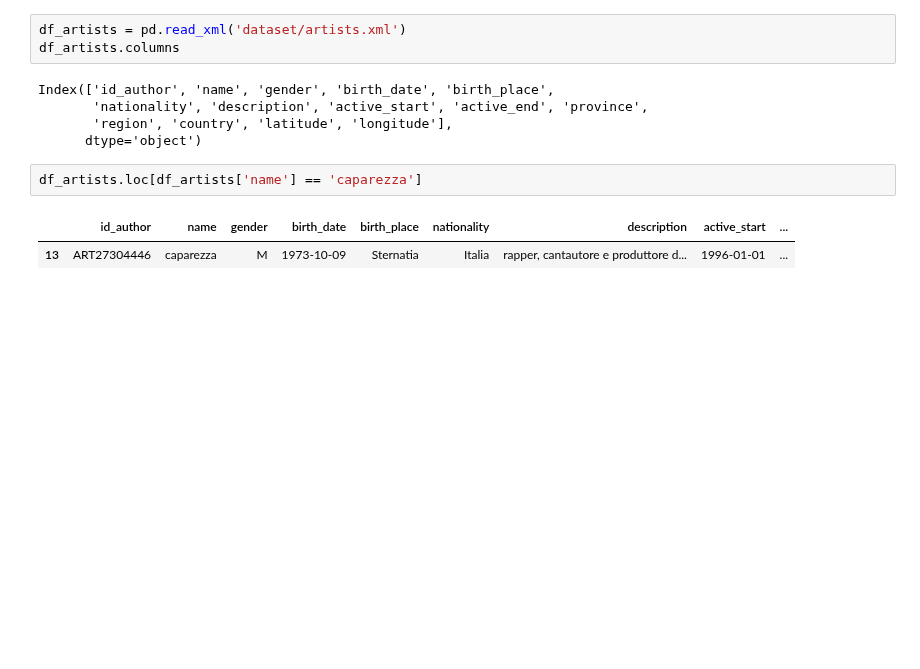
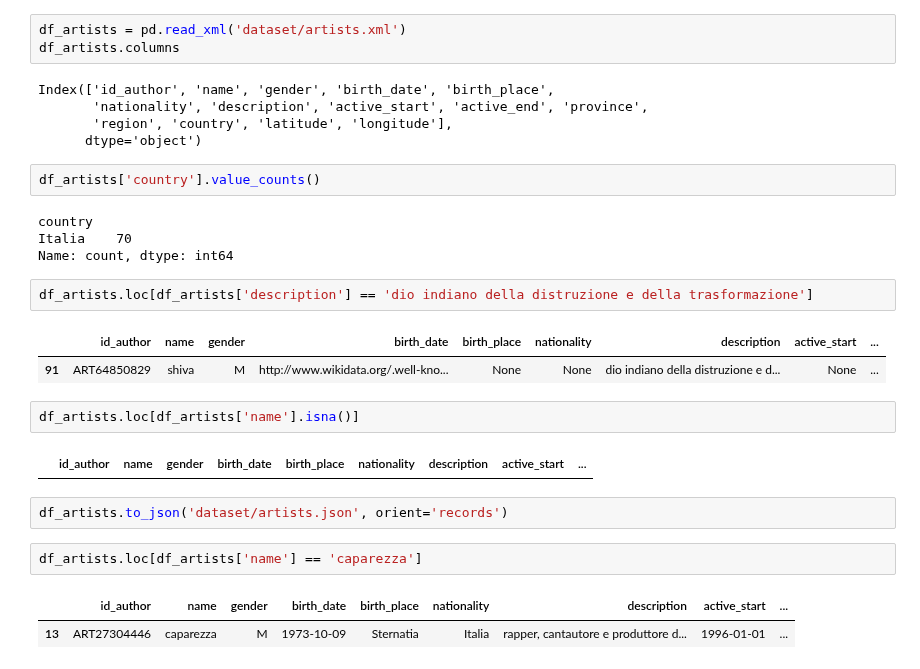
Before and after one commit to ChefBB/dss_lab_project, a Jupyter notebook: understanding.ipynb, the cells around one changed output. Drawn from its saved outputs; the diff is of its cells as text; blank space fills up the shorter version.

```diff
--- a/understanding.ipynb
+++ b/understanding.ipynb
@@ -66,6 +66,23 @@ Index(['id_author', 'name', 'gender', 'birth_date', 'birth_place',
        'nationality', 'description', 'active_start', 'active_end', 'province',
        'region', 'country', 'latitude', 'longitude'],
       dtype='object')
+# %%
+df_artists['country'].value_counts()
+# %% [output]
+country
+Italia    70
+Name: count, dtype: int64
+# %%
+df_artists.loc[df_artists['description'] == 'dio indiano della distruzione e della trasformazione']
+# %% [output]
+|  | id_author | name | gender | birth_date | birth_place | nationality | description | active_start | ... |
+| 91 | ART64850829 | shiva | M | http://www.wikidata.org/.well-kno... | None | None | dio indiano della distruzione e d... | None | ... |
+# %%
+df_artists.loc[df_artists['name'].isna()]
+# %% [output]
+|  | id_author | name | gender | birth_date | birth_place | nationality | description | active_start | ... |
+# %%
+df_artists.to_json('dataset/artists.json', orient='records')
 # %%
 df_artists.loc[df_artists['name'] == 'caparezza']
 # %% [output]
```
Also changed, not shown: 3 other files.
